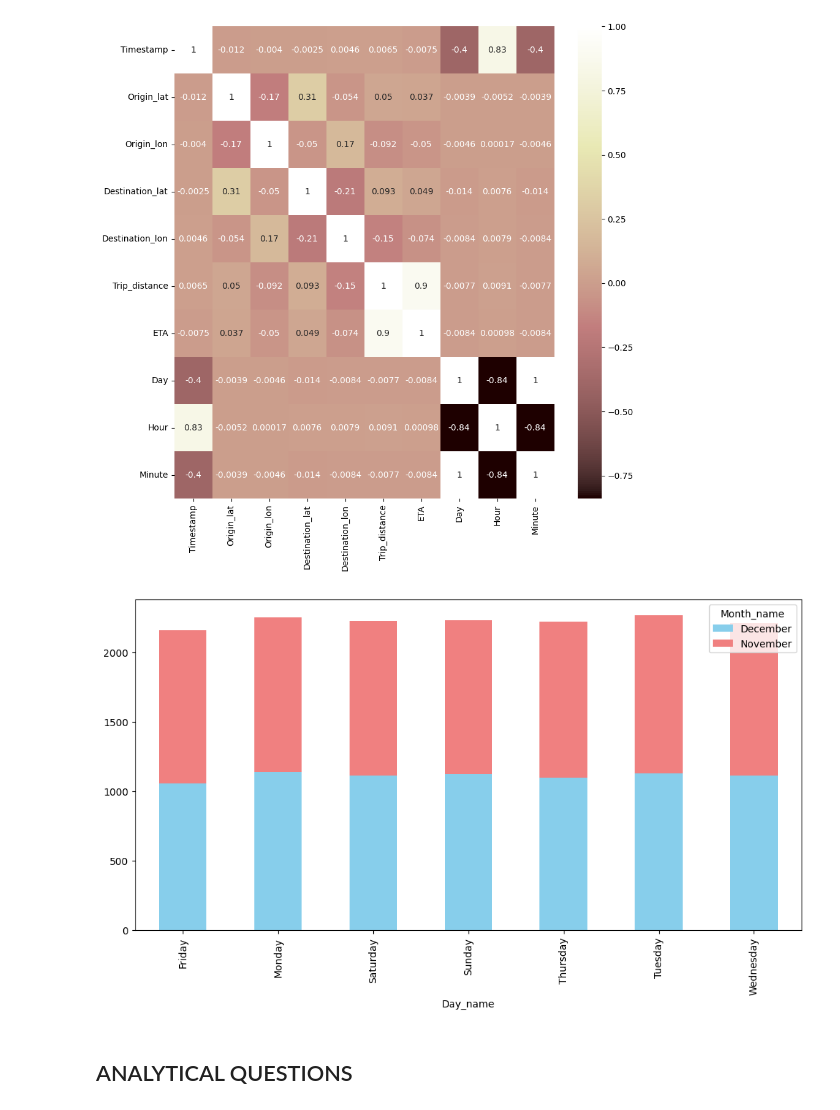
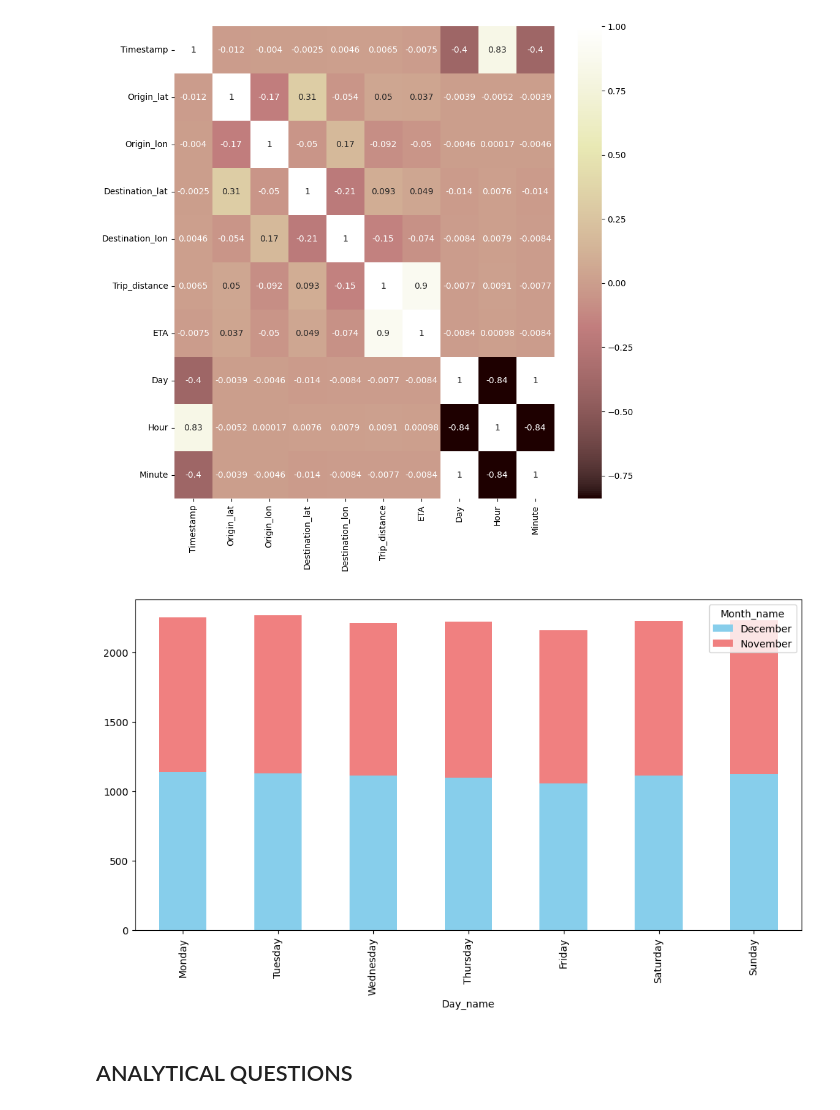
Before and after one commit to damzking/final-pro, a Jupyter notebook: Notebook/ETA-prediction.ipynb, the cells around one changed output. Cells and saved outputs as stored; diff of their text form; code cells hidden in the pictures.

```diff
--- a/Notebook/ETA-prediction.ipynb
+++ b/Notebook/ETA-prediction.ipynb
@@ -356,13 +380,18 @@ plt.show()
 # %% [output]
 [figure]
 # %%
+# Define the order of the days
+day_order = ['Monday', 'Tuesday', 'Wednesday', 'Thursday', 'Friday', 'Saturday', 'Sunday']
+
+# Convert 'Day_name' to a categorical type with the specified order
+train_df_noid['Day_name'] = pd.Categorical(train_df_noid['Day_name'], categories=day_order, ordered=True)
 # Create a stacked bar chart of Day_name against ETA
 train_df_noid.pivot_table(index='Day_name', columns='Month_name', values='ETA').plot(kind='bar', stacked=True, figsize=(12, 6), color = ['skyblue', 'lightcoral'])
 
 # Show the plot
 plt.show()
 # %% [output]
-[figure, old version]
+[figure, new version]
 # %% [markdown]
 ## ANALYTICAL QUESTIONS
 # %% [markdown]
```
Also changed, not shown: parts of 24 cells of this notebook.
